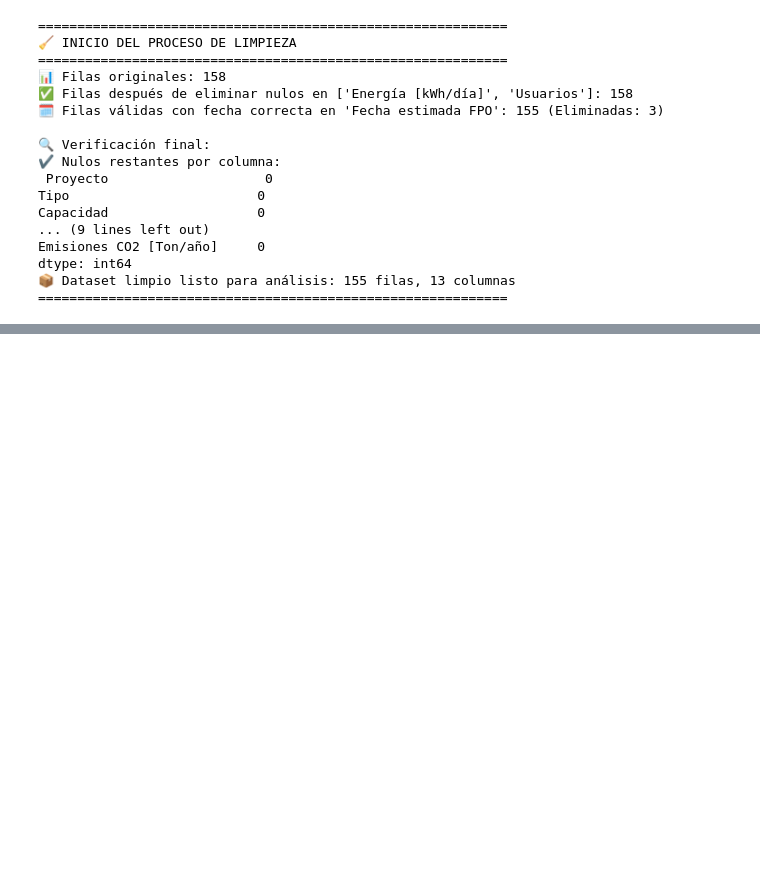
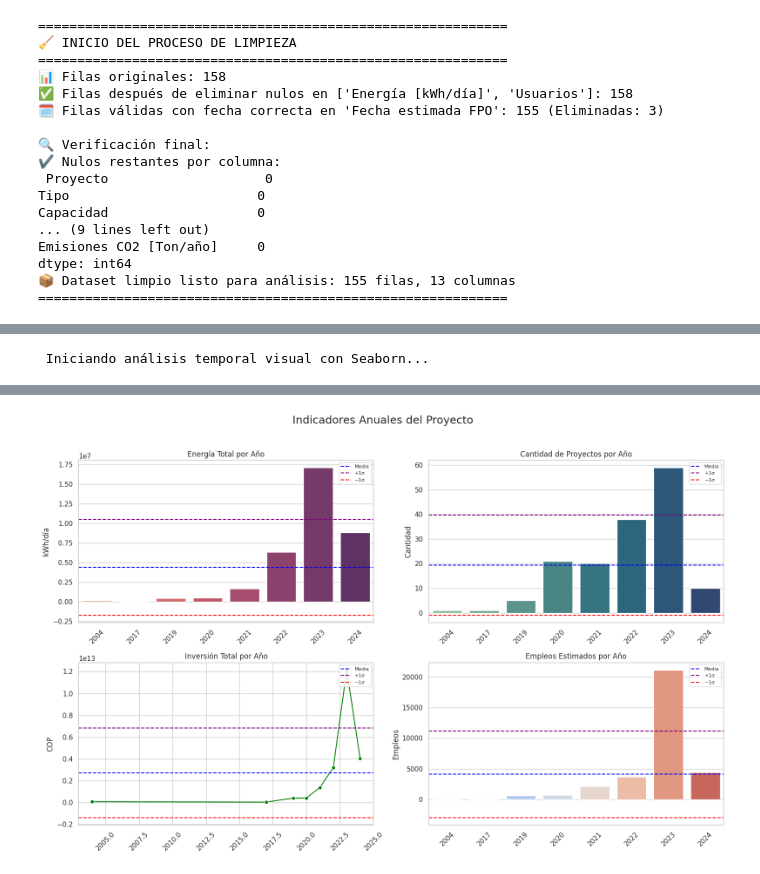
Before and after one commit to juan-manuel124/ProyectoAnalisisDatos-TECH, a Jupyter notebook: Proyecto_TECH_Energias_Re.ipynb, the cells around one changed output, grey strips where cells are left out. Saved outputs shown, nothing was run; the diff lists cells and outputs as text; code cells hidden in the pictures; blank space fills up the shorter version.

```diff
--- a/Proyecto_TECH_Energias_Re.ipynb
+++ b/Proyecto_TECH_Energias_Re.ipynb
@@ -164,0 +458,77 @@ dtype: int64
+# %%
+import matplotlib.pyplot as plt
+import seaborn as sns
+import pandas as pd
+
+print("\n Iniciando análisis temporal visual con Seaborn...\n")
+
+# Estilo visual
+sns.set_theme(style="whitegrid", palette="deep")
+
+# =============================
+# Preparación de columnas temporales
+# =============================
+df_clean['Periodo'] = df_clean['Fecha estimada FPO'].dt.to_period('M')
+df_clean['Año'] = df_clean['Fecha estimada FPO'].dt.year
+
+# =============================
+# Agregaciones necesarias
+# =============================
+df_anual = df_clean.groupby('Año', observed=False).agg({
+    'Energía [kWh/día]': 'sum',
+    'Proyecto': 'count',
+    'Inversión estimada [COP]': 'sum',
+    'Empleos estimados': 'sum'
+}).reset_index().rename(columns={
+    'Proyecto': 'Cantidad de Proyectos',
+    'Energía [kWh/día]': 'Energía Total',
+    'Inversión estimada [COP]': 'Inversión Total',
+    'Empleos estimados': 'Empleos Estimados'
+})
+
+df_mensual = df_clean.groupby('Periodo', observed=False)['Energía [kWh/día]'].sum().reset_index()
+df_mensual['Periodo'] = df_mensual['Periodo'].astype(str)
+
+import matplotlib.pyplot as plt
+import seaborn as sns
+
+# Estilo profesional
+sns.set_theme(style='whitegrid', palette='deep')
+
+# =============================
+# Subgráficos anuales organizados dinámicamente
+# =============================
+# Definimos los indicadores y estilos
+indicadores = {
+    'Energía Total': {'palette': 'flare', 'tipo': 'bar', 'ylabel': 'kWh/día'},
+    'Cantidad de Proyectos': {'palette': 'crest', 'tipo': 'bar', 'ylabel': 'Cantidad'},
+    'Inversión Total': {'color': 'green', 'tipo': 'line', 'ylabel': 'COP'},
+    'Empleos Estimados': {'palette': 'coolwarm', 'tipo': 'bar', 'ylabel': 'Empleos'}
+}
+
+fig, axes = plt.subplots(2, 2, figsize=(16, 10))
+fig.suptitle('Indicadores Anuales del Proyecto', fontsize=18, y=1.02)
+
+for ax, (col, props) in zip(axes.flat, indicadores.items()):
+    if props['tipo'] == 'bar':
+        sns.barplot(data=df_anual, x='Año', y=col, palette=props['palette'], ax=ax)
+    elif props['tipo'] == 'line':
+        sns.lineplot(data=df_anual, x='Año', y=col, marker='o', color=props['color'], ax=ax)
+
+    # Líneas estadísticas de referencia
+    mean_val = df_anual[col].mean()
+    std_val = df_anual[col].std()
+    ax.axhline(mean_val, color='blue', linestyle='dashed', label='Media')
+    ax.axhline(mean_val + std_val, color='purple', linestyle='--', label='+1σ')
+    ax.axhline(mean_val - std_val, color='red', linestyle='--', label='−1σ')
+
+    ax.set_title(f'{col} por Año')
+    ax.set_ylabel(props['ylabel'])
+    ax.set_xlabel('')
+    ax.legend(fontsize=8, loc='upper right')
+    ax.tick_params(axis='x', rotation=45)
+
+plt.tight_layout()
+plt.show()
+# %% [output]
+ Iniciando análisis temporal visual con Seaborn...
@@ -164,0 +546 @@ dtype: int64
+[figure, added]
```
Also changed, not shown: parts of 8 cells of this notebook.
